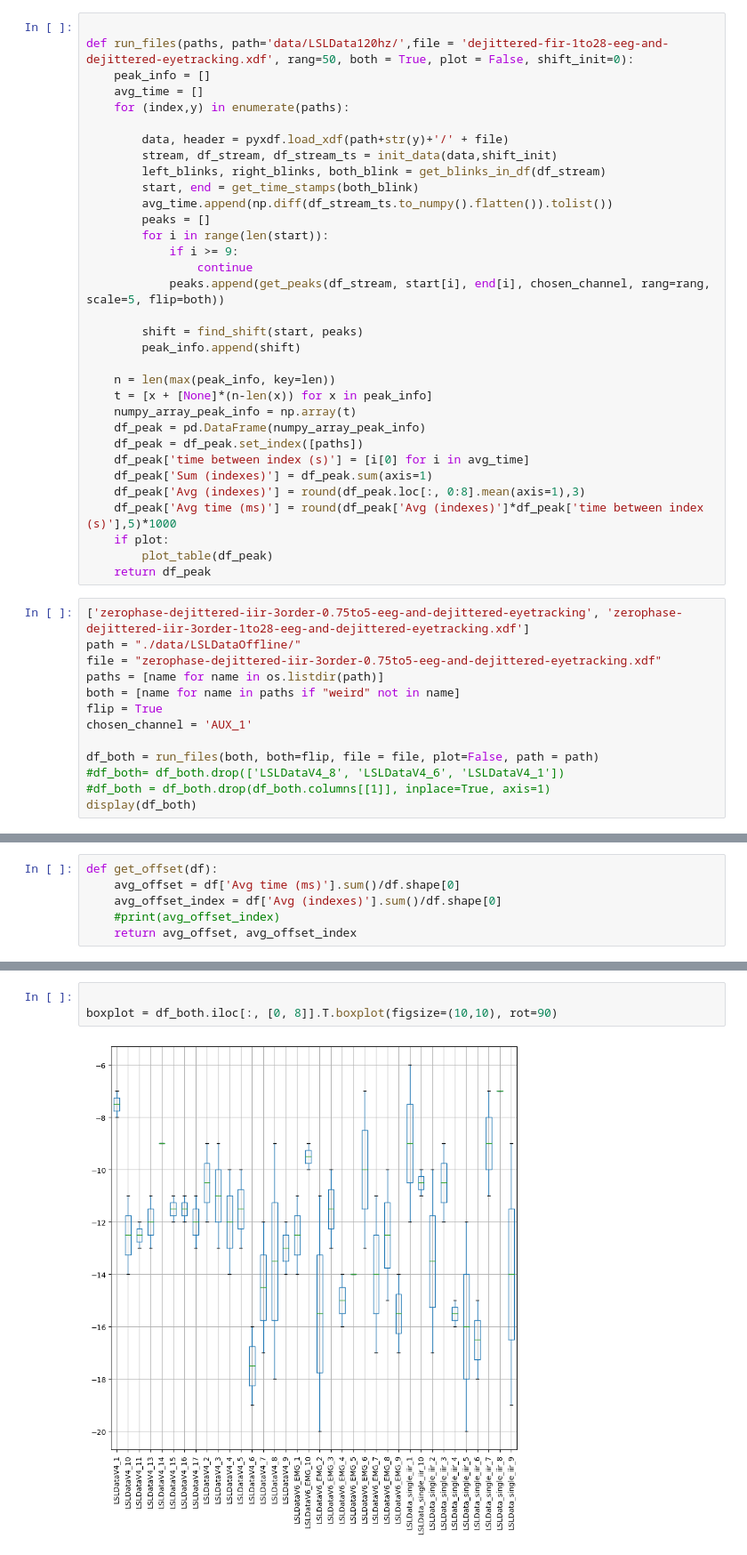
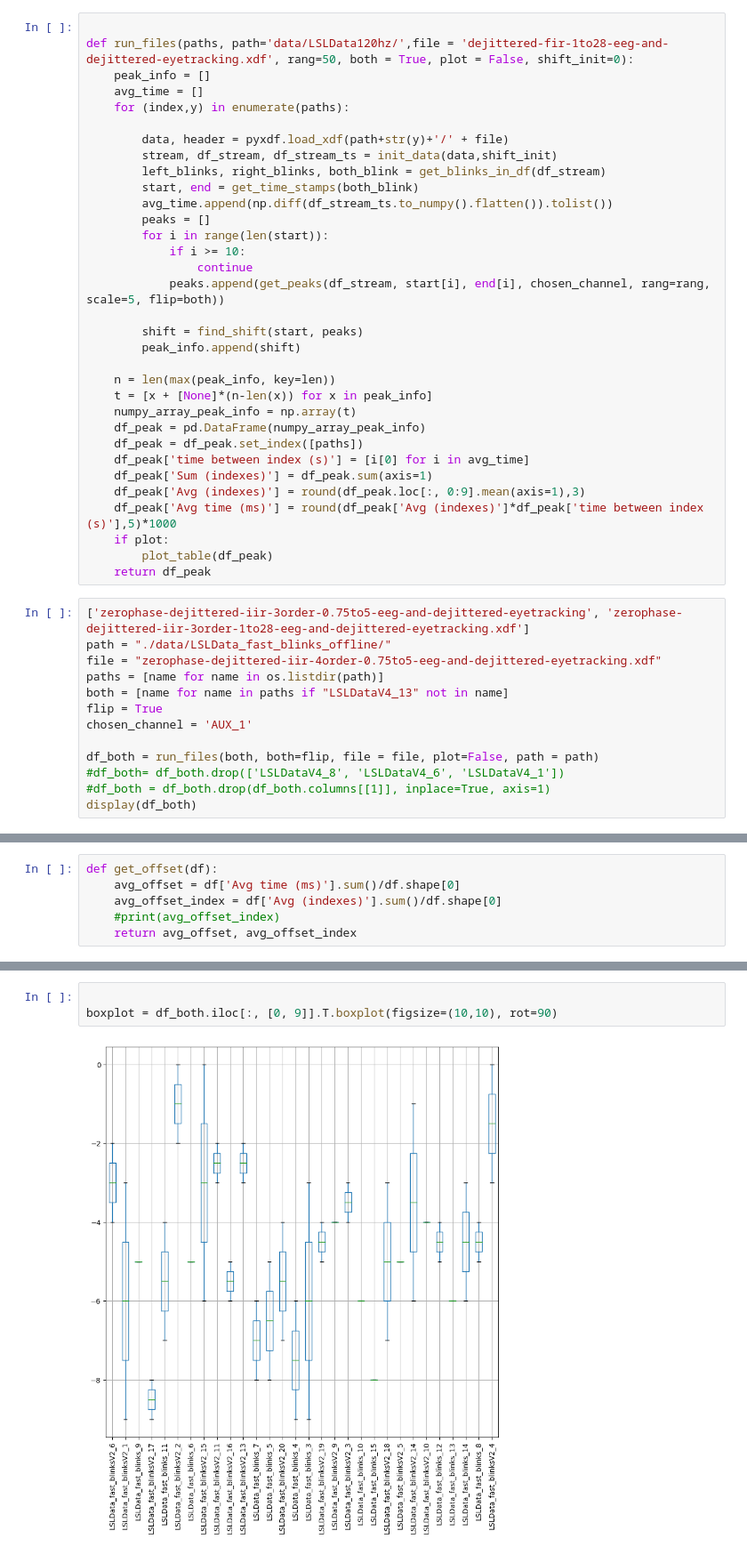
Before and after one commit to Ofplarsen/Bachelor_BCISpeller_Analyses, a Jupyter notebook: jitter/peak_analysis_iir.ipynb, the cells around one changed output, grey strips where cells are left out. Shown at 89% size. Saved outputs shown, nothing was run; the diff lists cells and outputs as text.

```diff
--- a/jitter/peak_analysis_iir.ipynb
+++ b/jitter/peak_analysis_iir.ipynb
@@ -174,7 +174,7 @@ def run_files(paths, path='data/LSLData120hz/',file = 'dejittered-fir-1to28-eeg-
         avg_time.append(np.diff(df_stream_ts.to_numpy().flatten()).tolist())
         peaks = []
         for i in range(len(start)):
-            if i >= 9:
+            if i >= 10:
                 continue
             peaks.append(get_peaks(df_stream, start[i], end[i], chosen_channel, rang=rang, scale=5, flip=both))
 
@@ -188,17 +188,17 @@ def run_files(paths, path='data/LSLData120hz/',file = 'dejittered-fir-1to28-eeg-
     df_peak = df_peak.set_index([paths])
     df_peak['time between index (s)'] = [i[0] for i in avg_time]
     df_peak['Sum (indexes)'] = df_peak.sum(axis=1)
-    df_peak['Avg (indexes)'] = round(df_peak.loc[:, 0:8].mean(axis=1),3)
+    df_peak['Avg (indexes)'] = round(df_peak.loc[:, 0:9].mean(axis=1),3)
     df_peak['Avg time (ms)'] = round(df_peak['Avg (indexes)']*df_peak['time between index (s)'],5)*1000
     if plot:
         plot_table(df_peak)
     return df_peak
 # %%
 ['zerophase-dejittered-iir-3order-0.75to5-eeg-and-dejittered-eyetracking', 'zerophase-dejittered-iir-3order-1to28-eeg-and-dejittered-eyetracking.xdf']
-path = "./data/LSLDataOffline/"
-file = "zerophase-dejittered-iir-3order-0.75to5-eeg-and-dejittered-eyetracking.xdf"
+path = "./data/LSLData_fast_blinks_offline/"
+file = "zerophase-dejittered-iir-4order-0.75to5-eeg-and-dejittered-eyetracking.xdf"
 paths = [name for name in os.listdir(path)]
-both = [name for name in paths if "weird" not in name]
+both = [name for name in paths if "LSLDataV4_13" not in name]
 flip = True
 chosen_channel = 'AUX_1'
 
@@ -314,6 +314,6 @@ plt.show()
 # %%
 
-boxplot = df_both.iloc[:, [0, 8]].T.boxplot(figsize=(10,10), rot=90)
+boxplot = df_both.iloc[:, [0, 9]].T.boxplot(figsize=(10,10), rot=90)
 # %% [output]
-[figure, old version]
+[figure, new version]
 # %%
```
Also changed, not shown: parts of 6 cells of this notebook, 2 other files.
